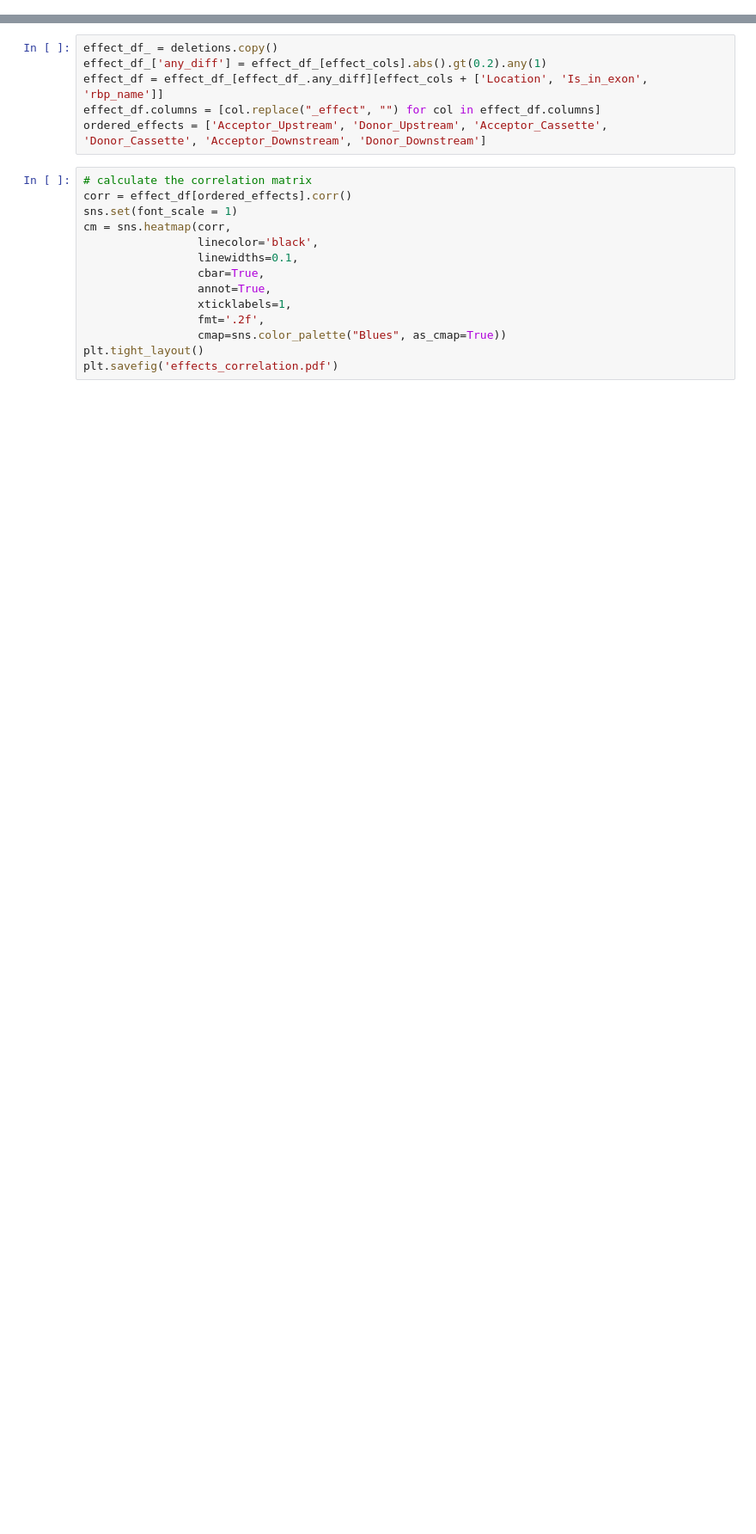
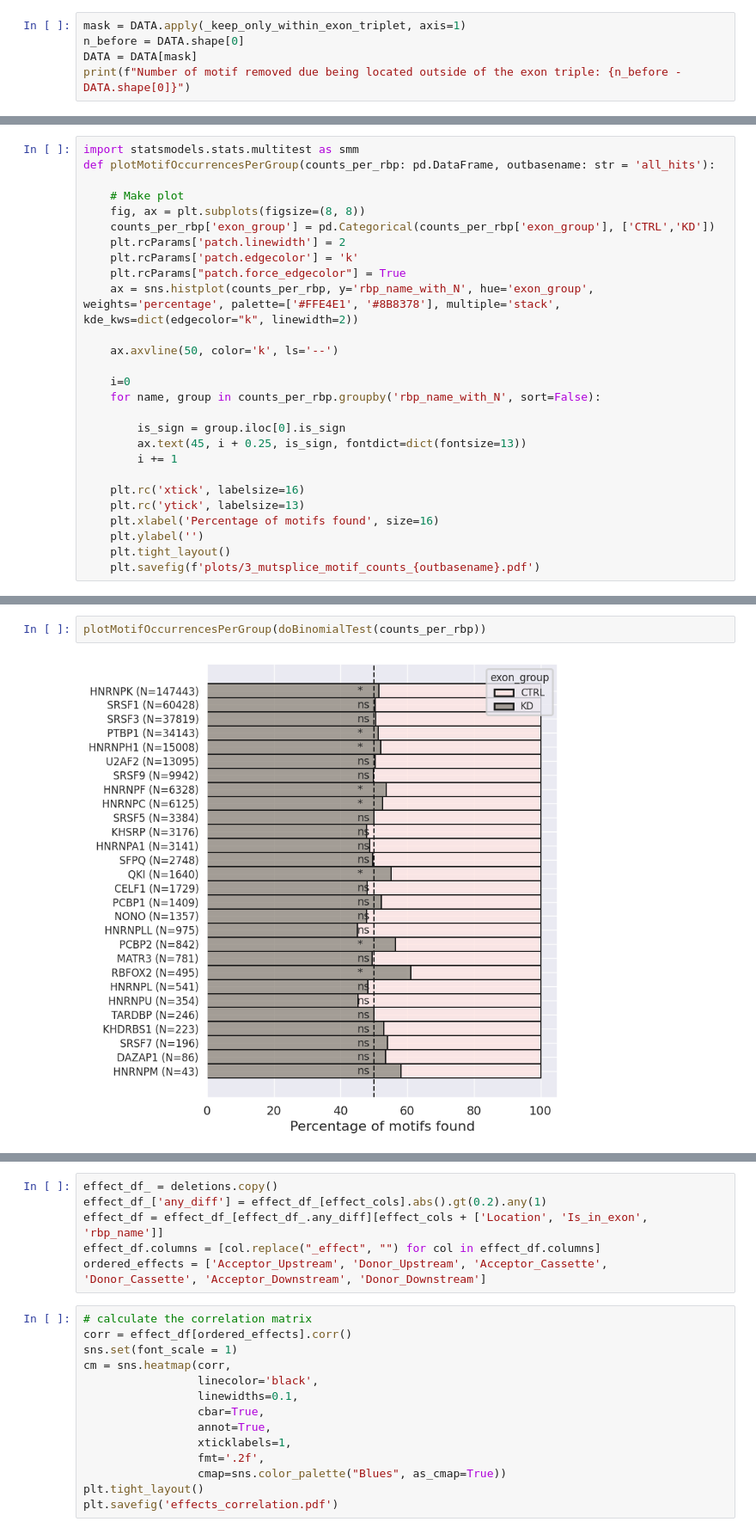
Before and after one commit to PedroBarbosa/mutsplice, a Jupyter notebook: notebooks/3_analyse_mutsplice.ipynb, the cells around one changed output, grey strips where cells are left out. Shown at 86% size. Cells and saved outputs as stored; diff of their text form; blank space fills up the shorter version.

Commit message:
big updates in mutsplice analysis notebook

```diff
--- a/notebooks/3_analyse_mutsplice.ipynb
+++ b/notebooks/3_analyse_mutsplice.ipynb
@@ -90,0 +72,5 @@ plt.savefig('/Users/pbarbosa/Desktop/motif_counts_per_group.pdf')
+# %%
+mask = DATA.apply(_keep_only_within_exon_triplet, axis=1)
+n_before = DATA.shape[0]
+DATA = DATA[mask]
+print(f"Number of motif removed due being located outside of the exon triple: {n_before - DATA.shape[0]}")
@@ -177,0 +167,27 @@ LinAlgError: singular matrix
+# %%
+import statsmodels.stats.multitest as smm
+def plotMotifOccurrencesPerGroup(counts_per_rbp: pd.DataFrame, outbasename: str = 'all_hits'):
+
+    # Make plot
+    fig, ax = plt.subplots(figsize=(8, 8))
+    counts_per_rbp['exon_group'] = pd.Categorical(counts_per_rbp['exon_group'], ['CTRL','KD'])
+    plt.rcParams['patch.linewidth'] = 2
+    plt.rcParams['patch.edgecolor'] = 'k'
+    plt.rcParams["patch.force_edgecolor"] = True
+    ax = sns.histplot(counts_per_rbp, y='rbp_name_with_N', hue='exon_group', weights='percentage', palette=['#FFE4E1', '#8B8378'], multiple='stack', kde_kws=dict(edgecolor="k", linewidth=2))
+
+    ax.axvline(50, color='k', ls='--')
+
+    i=0
+    for name, group in counts_per_rbp.groupby('rbp_name_with_N', sort=False):
+
+        is_sign = group.iloc[0].is_sign
+        ax.text(45, i + 0.25, is_sign, fontdict=dict(fontsize=13))
+        i += 1
+
+    plt.rc('xtick', labelsize=16)
+    plt.rc('ytick', labelsize=13)
+    plt.xlabel('Percentage of motifs found', size=16)
+    plt.ylabel('')
+    plt.tight_layout()
+    plt.savefig(f'plots/3_mutsplice_motif_counts_{outbasename}.pdf')
@@ -177,0 +202,4 @@ LinAlgError: singular matrix
+# %%
+plotMotifOccurrencesPerGroup(doBinomialTest(counts_per_rbp))
+# %% [output]
+[figure, added]
```
Also changed, not shown: parts of 70 cells of this notebook, 19 other files.
